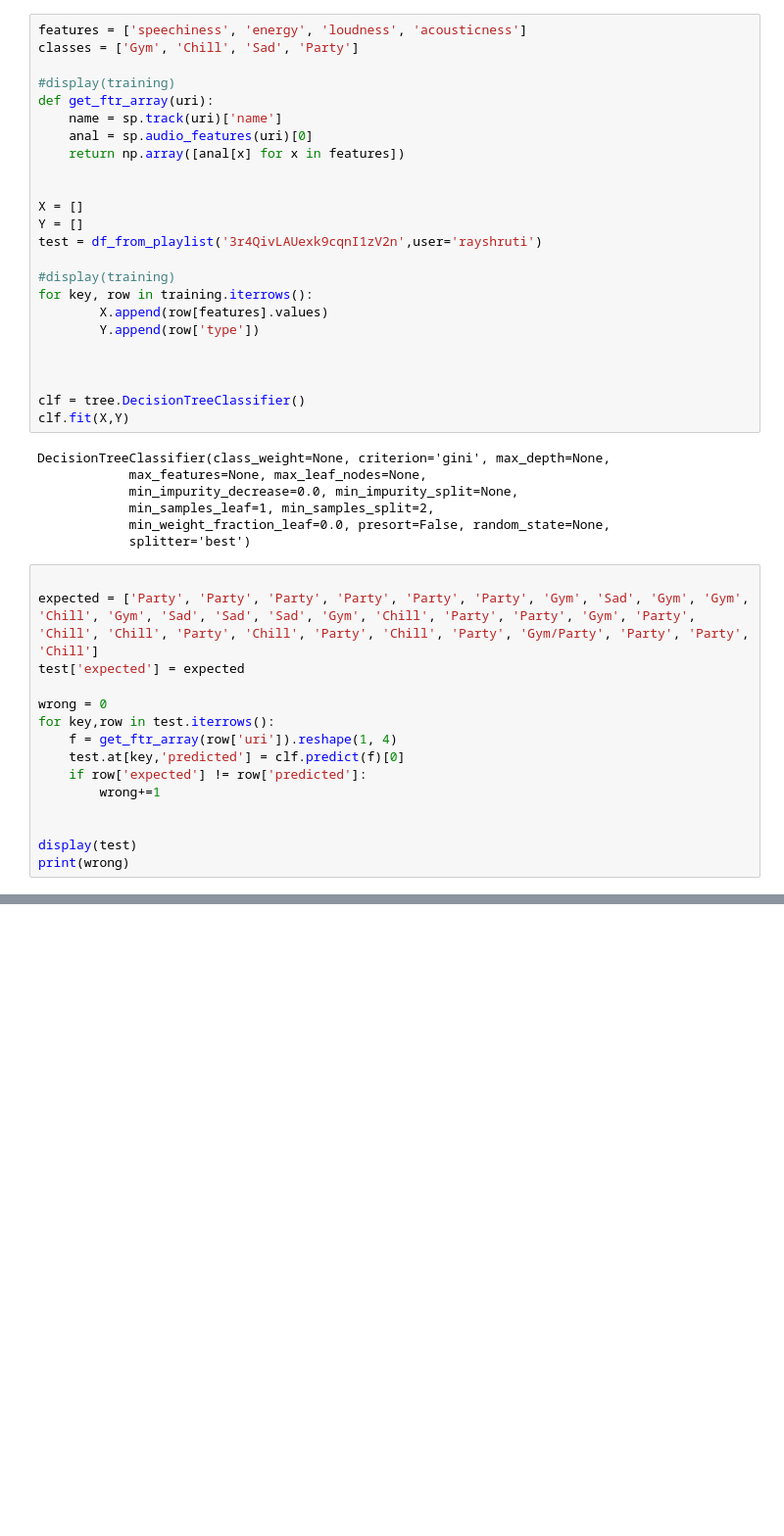
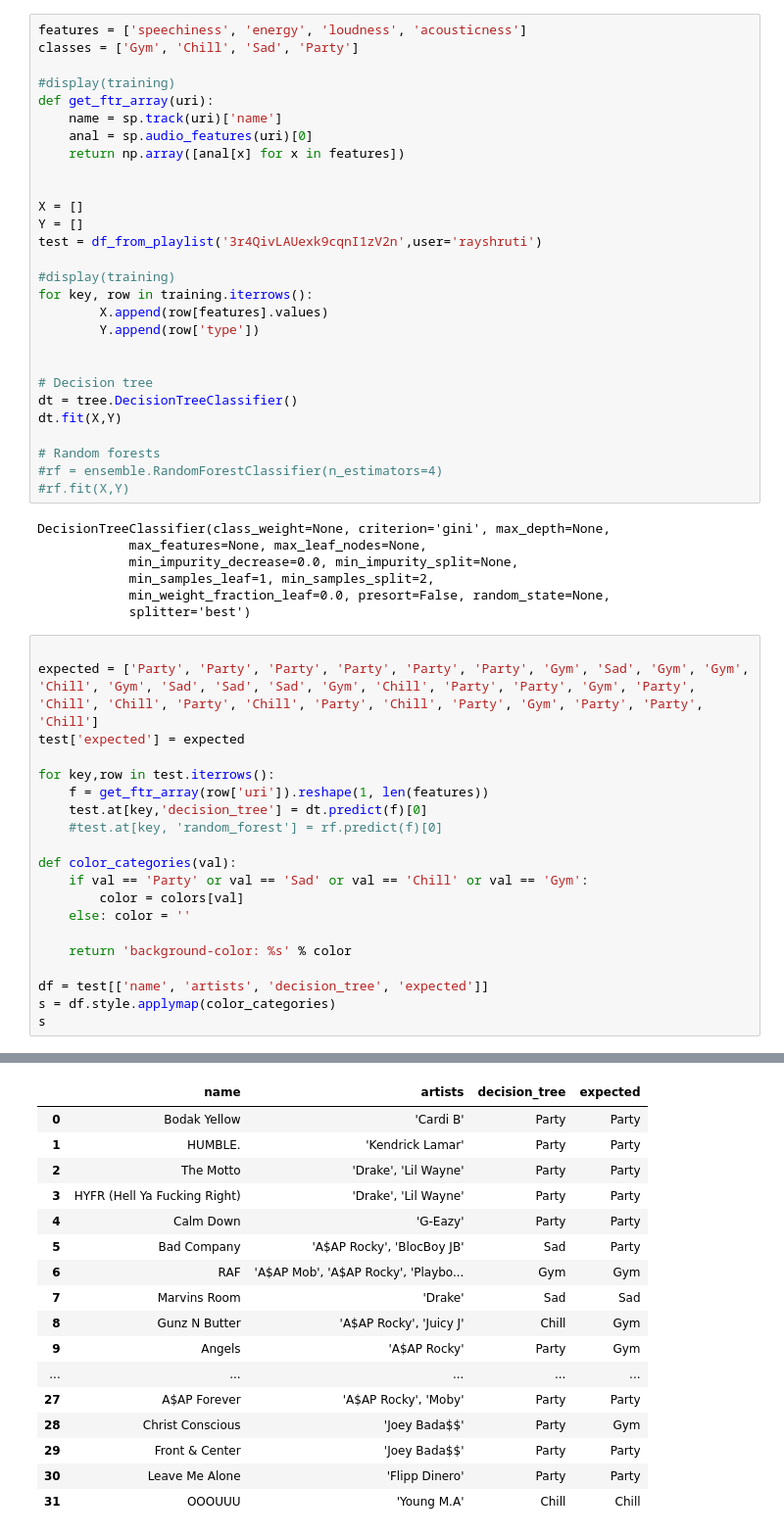
Before and after one commit to aditisundar/datasci_final, a Jupyter notebook: main.ipynb, the cells around one changed output, grey strips where cells are left out. Shown: that part at 98% size. Drawn from its saved outputs; the diff is of its cells as text; blank space fills up the shorter version.

```diff
--- a/main.ipynb
+++ b/main.ipynb
@@ -193,9 +194,13 @@ for key, row in training.iterrows():
         Y.append(row['type'])
 
 
+# Decision tree
+dt = tree.DecisionTreeClassifier()
+dt.fit(X,Y)
 
-clf = tree.DecisionTreeClassifier()
-clf.fit(X,Y)
+# Random forests
+#rf = ensemble.RandomForestClassifier(n_estimators=4)
+#rf.fit(X,Y)
 # %% [output]
 DecisionTreeClassifier(class_weight=None, criterion='gini', max_depth=None,
             max_features=None, max_leaf_nodes=None,
@@ -205,17 +210,22 @@ DecisionTreeClassifier(class_weight=None, criterion='gini', max_depth=None,
             splitter='best')
 # %%
 
-expected = ['Party', 'Party', 'Party', 'Party', 'Party', 'Party', 'Gym', 'Sad', 'Gym', 'Gym', 'Chill', 'Gym', 'Sad', 'Sad', 'Sad', 'Gym', 'Chill', 'Party', 'Party', 'Gym', 'Party', 'Chill', 'Chill', 'Party', 'Chill', 'Party', 'Chill', 'Party', 'Gym/Party', 'Party', 'Party', 'Chill']
+expected = ['Party', 'Party', 'Party', 'Party', 'Party', 'Party', 'Gym', 'Sad', 'Gym', 'Gym', 'Chill', 'Gym', 'Sad', 'Sad', 'Sad', 'Gym', 'Chill', 'Party', 'Party', 'Gym', 'Party', 'Chill', 'Chill', 'Party', 'Chill', 'Party', 'Chill', 'Party', 'Gym', 'Party', 'Party', 'Chill']
 test['expected'] = expected
 
-wrong = 0
 for key,row in test.iterrows():
-    f = get_ftr_array(row['uri']).reshape(1, 4)
-    test.at[key,'predicted'] = clf.predict(f)[0]
-    if row['expected'] != row['predicted']:
-        wrong+=1
+    f = get_ftr_array(row['uri']).reshape(1, len(features))
+    test.at[key,'decision_tree'] = dt.predict(f)[0]
+    #test.at[key, 'random_forest'] = rf.predict(f)[0]
 
+def color_categories(val):
+    if val == 'Party' or val == 'Sad' or val == 'Chill' or val == 'Gym':
+        color = colors[val]
+    else: color = ''
 
-display(test)
-print(wrong)
+    return 'background-color: %s' % color
+
+df = test[['name', 'artists', 'decision_tree', 'expected']]
+s = df.style.applymap(color_categories)
+s
 # %% [output]
@@ -223 +232,18 @@ KeyError: 'predicted'
+|  | name | artists | decision_tree | expected |
+| 0 | Bodak Yellow | 'Cardi B' | Party | Party |
+| 1 | HUMBLE. | 'Kendrick Lamar' | Party | Party |
+| 2 | The Motto | 'Drake', 'Lil Wayne' | Party | Party |
+| 3 | HYFR (Hell Ya Fucking Right) | 'Drake', 'Lil Wayne' | Party | Party |
+| 4 | Calm Down | 'G-Eazy' | Party | Party |
+| 5 | Bad Company | 'A$AP Rocky', 'BlocBoy JB' | Sad | Party |
+| 6 | RAF | 'A$AP Mob', 'A$AP Rocky', 'Playbo... | Gym | Gym |
+| 7 | Marvins Room | 'Drake' | Sad | Sad |
+| 8 | Gunz N Butter | 'A$AP Rocky', 'Juicy J' | Chill | Gym |
+| 9 | Angels | 'A$AP Rocky' | Party | Gym |
+| ... | ... | ... | ... | ... |
+| 27 | A$AP Forever | 'A$AP Rocky', 'Moby' | Party | Party |
+| 28 | Christ Conscious | 'Joey Bada$$' | Party | Gym |
+| 29 | Front & Center | 'Joey Bada$$' | Party | Party |
+| 30 | Leave Me Alone | 'Flipp Dinero' | Party | Party |
+| 31 | OOOUUU | 'Young M.A' | Chill | Chill |
 # %%
```
Also changed, not shown: parts of 4 cells of this notebook, 1 other file.
